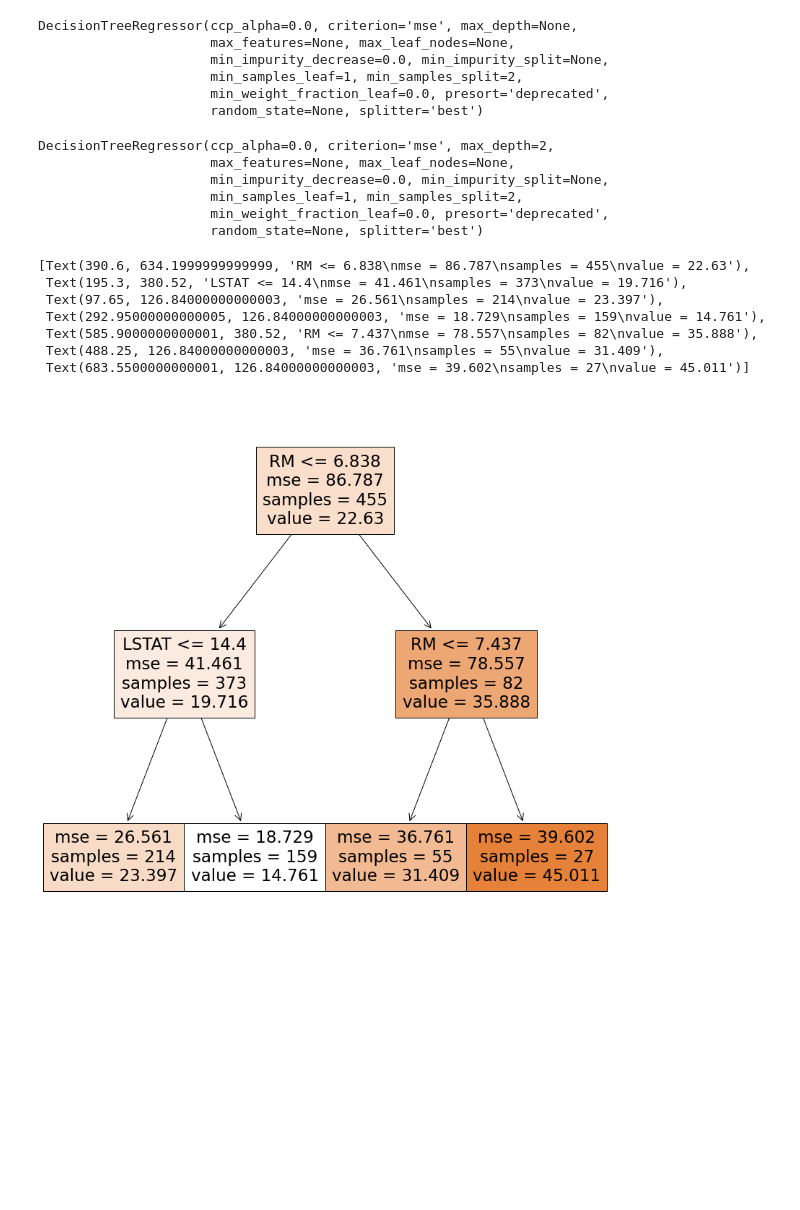
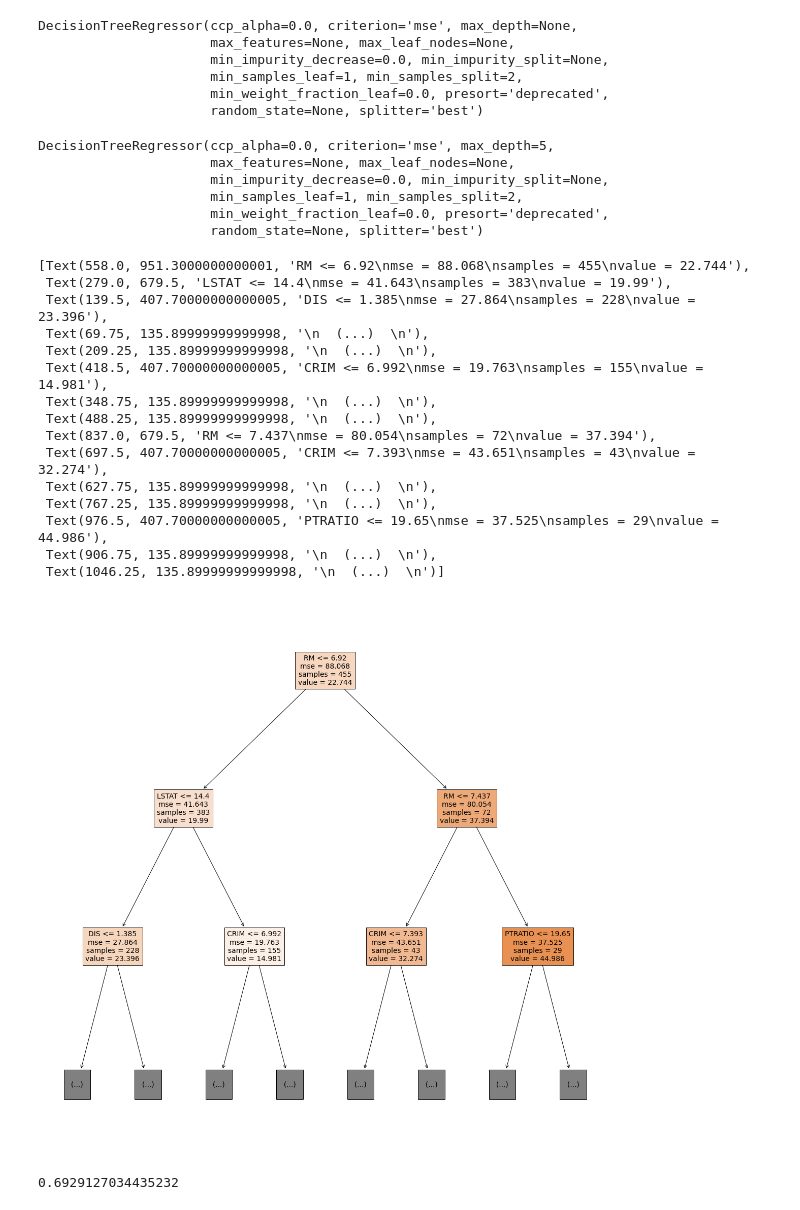
Before and after one commit to TroyWorkPublic/tibaml0922, a Jupyter notebook: regression.ipynb, the cells around one changed output. Saved outputs shown, nothing was run; the diff lists cells and outputs as text; code cells hidden in the pictures; blank space fills up the shorter version.

```diff
--- a/regression.ipynb
+++ b/regression.ipynb
@@ -56,10 +56,10 @@ DecisionTreeRegressor(ccp_alpha=0.0, criterion='mse', max_depth=None,
                       random_state=None, splitter='best')
 # %%
 from sklearn.tree import DecisionTreeRegressor
-reg = DecisionTreeRegressor(max_depth=2)
+reg = DecisionTreeRegressor(max_depth=5)
 reg.fit(x_train, y_train)
 # %% [output]
-DecisionTreeRegressor(ccp_alpha=0.0, criterion='mse', max_depth=2,
+DecisionTreeRegressor(ccp_alpha=0.0, criterion='mse', max_depth=5,
                       max_features=None, max_leaf_nodes=None,
                       min_impurity_decrease=0.0, min_impurity_split=None,
                       min_samples_leaf=1, min_samples_split=2,
@@ -68,17 +68,32 @@ DecisionTreeRegressor(ccp_alpha=0.0, criterion='mse', max_depth=2,
 # %%
 
 import matplotlib.pyplot as plt
 from sklearn.tree import plot_tree
-plt.figure(figsize=(14, 14))
+plt.figure(figsize=(20, 20))
 plot_tree(reg,
           feature_names=boston["feature_names"],
-          filled=True)
+          filled=True,
+          max_depth=2)
 # %% [output]
-[Text(390.6, 634.1999999999999, 'RM <= 6.838\nmse = 86.787\nsamples = 455\nvalue = 22.63'),
- Text(195.3, 380.52, 'LSTAT <= 14.4\nmse = 41.461\nsamples = 373\nvalue = 19.716'),
- Text(97.65, 126.84000000000003, 'mse = 26.561\nsamples = 214\nvalue = 23.397'),
- Text(292.95000000000005, 126.84000000000003, 'mse = 18.729\nsamples = 159\nvalue = 14.761'),
- Text(585.9000000000001, 380.52, 'RM <= 7.437\nmse = 78.557\nsamples = 82\nvalue = 35.888'),
- Text(488.25, 126.84000000000003, 'mse = 36.761\nsamples = 55\nvalue = 31.409'),
- Text(683.5500000000001, 126.84000000000003, 'mse = 39.602\nsamples = 27\nvalue = 45.011')]
+[Text(558.0, 951.3000000000001, 'RM <= 6.92\nmse = 88.068\nsamples = 455\nvalue = 22.744'),
+ Text(279.0, 679.5, 'LSTAT <= 14.4\nmse = 41.643\nsamples = 383\nvalue = 19.99'),
+ Text(139.5, 407.70000000000005, 'DIS <= 1.385\nmse = 27.864\nsamples = 228\nvalue = 23.396'),
+ Text(69.75, 135.89999999999998, '\n  (...)  \n'),
+ Text(209.25, 135.89999999999998, '\n  (...)  \n'),
+ Text(418.5, 407.70000000000005, 'CRIM <= 6.992\nmse = 19.763\nsamples = 155\nvalue = 14.981'),
+ Text(348.75, 135.89999999999998, '\n  (...)  \n'),
+ Text(488.25, 135.89999999999998, '\n  (...)  \n'),
+ Text(837.0, 679.5, 'RM <= 7.437\nmse = 80.054\nsamples = 72\nvalue = 37.394'),
+ Text(697.5, 407.70000000000005, 'CRIM <= 7.393\nmse = 43.651\nsamples = 43\nvalue = 32.274'),
+ Text(627.75, 135.89999999999998, '\n  (...)  \n'),
+ Text(767.25, 135.89999999999998, '\n  (...)  \n'),
+ Text(976.5, 407.70000000000005, 'PTRATIO <= 19.65\nmse = 37.525\nsamples = 29\nvalue = 44.986'),
+ Text(906.75, 135.89999999999998, '\n  (...)  \n'),
+ Text(1046.25, 135.89999999999998, '\n  (...)  \n')]
-[figure, old version]
+[figure, new version]
+# %%
+ from sklearn.metrics import r2_score
+pre = reg.predict(x_test)
+r2_score(y_test, pre)
+# %% [output]
+0.6929127034435232
```
